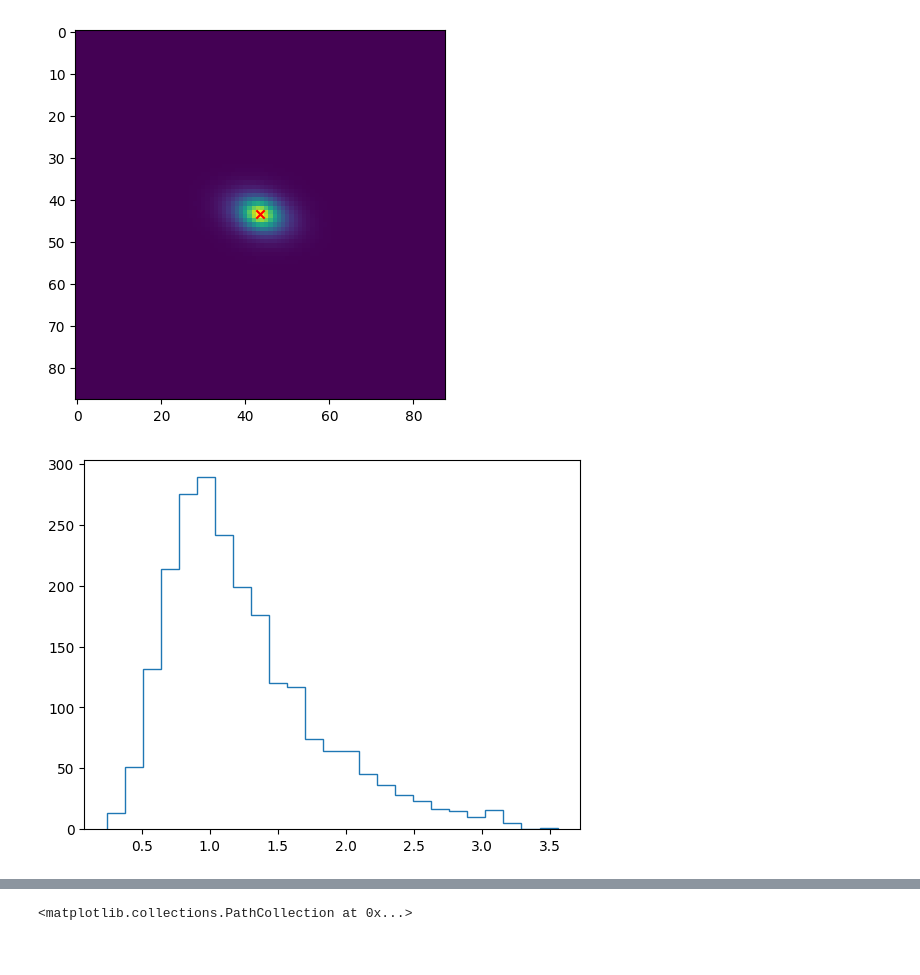
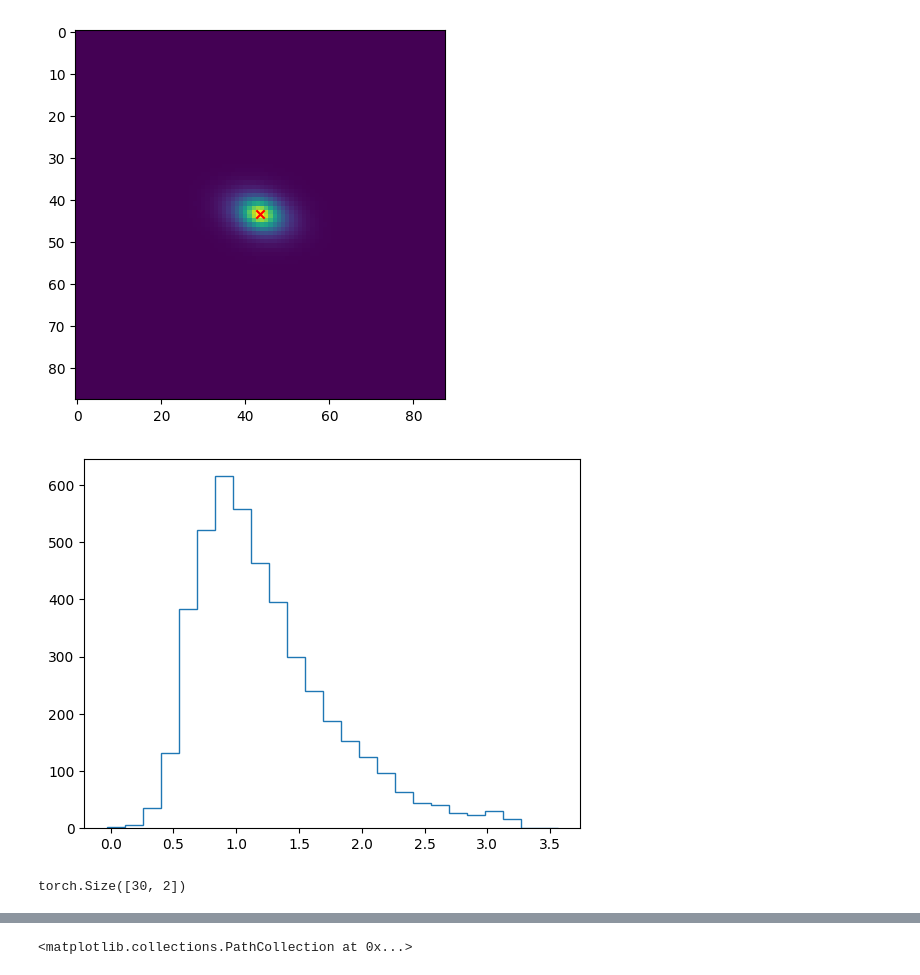
Before and after one commit to ismael-mendoza/bliss, a Jupyter notebook: experiment/notebooks/explore/new-results-detection1.ipynb, the cells around one changed output, grey strips where cells are left out. Cells and saved outputs as stored; diff of their text form; code cells hidden in the pictures.

```diff
--- a/experiment/notebooks/explore/new-results-detection1.ipynb
+++ b/experiment/notebooks/explore/new-results-detection1.ipynb
@@ -45,7 +46,7 @@ test_ds.keys()
 dict_keys(['images', 'noiseless', 'uncentered_sources', 'centered_sources', 'paddings', 'fluxes', 'star_bools', 'plocs', 'n_sources', 'galaxy_params', 'star_fluxes', 'galaxy_bools'])
 # %%
 # use 1000 images for now to speedup iteration time
-test_ds_sample = {p: q[:1000] for p, q in test_ds.items()}
+test_ds_sample = {p: q[:2000] for p, q in test_ds.items()}
 images = test_ds_sample["images"]
 single_centered = test_ds_sample['centered_sources']
 images.shape, single_centered.shape
@@ -163,18 +212,13 @@ for cat in pred_cats:
 # %%
 snrs = pred_cats[2]['snr'].ravel()
-snrs = snrs[snrs > 0 ]
-_, bins, _ = plt.hist(snrs.log10(), histtype='step', bins=25)
+_snrs = snrs[snrs > 0 ]
+_, bins, _ = plt.hist(_snrs.log10(), histtype='step', bins=25)
 # %% [output]
-[figure, old version]
+[figure, new version]
 # %%
-# now obtain precisoin adn recall per snr bin
-from bliss.reporting import compute_tp_fp_per_bin
-
 snr_bins2 = 10 ** torch.arange(0.2, 3.2, 0.1)
 snr_bins1 = 10 ** torch.arange(0, 3.0, 0.1)
 snr_bins = torch.column_stack((snr_bins1, snr_bins2))
-
-counts_per_bin = compute_tp_fp_per_bin(truth, pred_cats[2], 'snr', snr_bins)
-
-precision = counts_per_bin['tp_precision'].sum(axis=-1) / (counts_per_bin['tp_precision'] + counts_per_bin['fp_precision']).sum(axis=-1)
-recall = counts_per_bin['tp_recall'].sum(axis=-1) / counts_per_bin['ntrue'].sum(axis=-1)
+snr_bins.shape
+# %% [output]
+torch.Size([30, 2])
```
Also changed, not shown: parts of 18 cells of this notebook.
